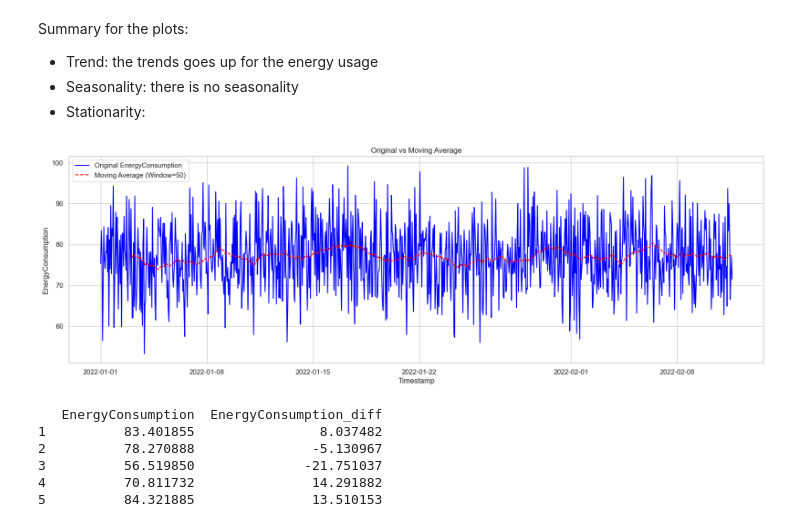
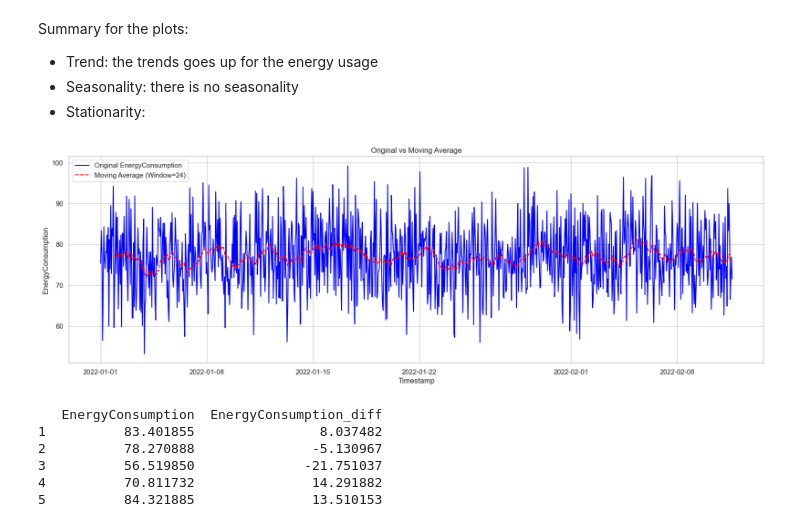
Before and after one commit to CZhakshylykova/SDS-CP027-watt-wise, a Jupyter notebook: submissions/team/cholpon-zhakshylykova/project_cz.ipynb, the cells around one changed output. Saved outputs shown, nothing was run; the diff lists cells and outputs as text; code cells hidden in the pictures.

```diff
--- a/submissions/team/cholpon-zhakshylykova/project_cz.ipynb
+++ b/submissions/team/cholpon-zhakshylykova/project_cz.ipynb
@@ -340,22 +344,22 @@ Summary for the plots:
 - Stationarity:
 # %%
 # Moving Average
-window_size = 50
+window_size = 24
 data['EnergyConsumption_smoothed'] = data['EnergyConsumption'].rolling(window=window_size).mean()
 
 # Plotting
 plt.figure(figsize=(20, 6))
 
 plt.plot(data["Timestamp"], data['EnergyConsumption'], label='Original EnergyConsumption', color='blue')
 plt.plot(data["Timestamp"], data['EnergyConsumption_smoothed'], label=f'Moving Average (Window={window_size})', linestyle='--', color='red')
 
 plt.xlabel('Timestamp')
 plt.ylabel('EnergyConsumption')
 plt.title('Original vs Moving Average')
 plt.legend()
 plt.show()
 # %% [output]
-[figure, old version]
+[figure, new version]
 # %%
 #Printing the original and differenced data side by side we get;
 
```
Also changed, not shown: parts of 28 cells of this notebook.
